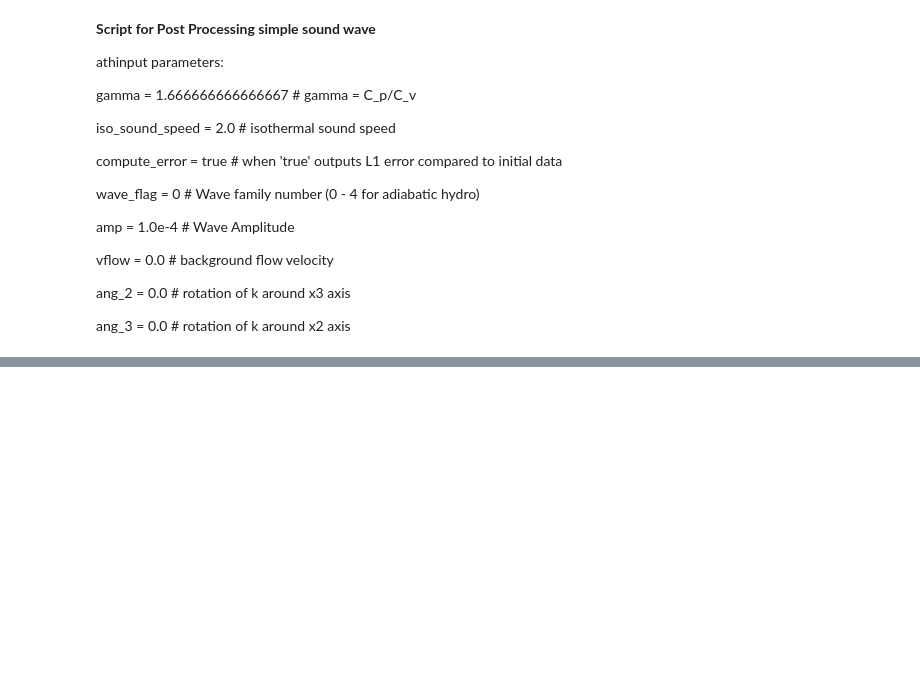
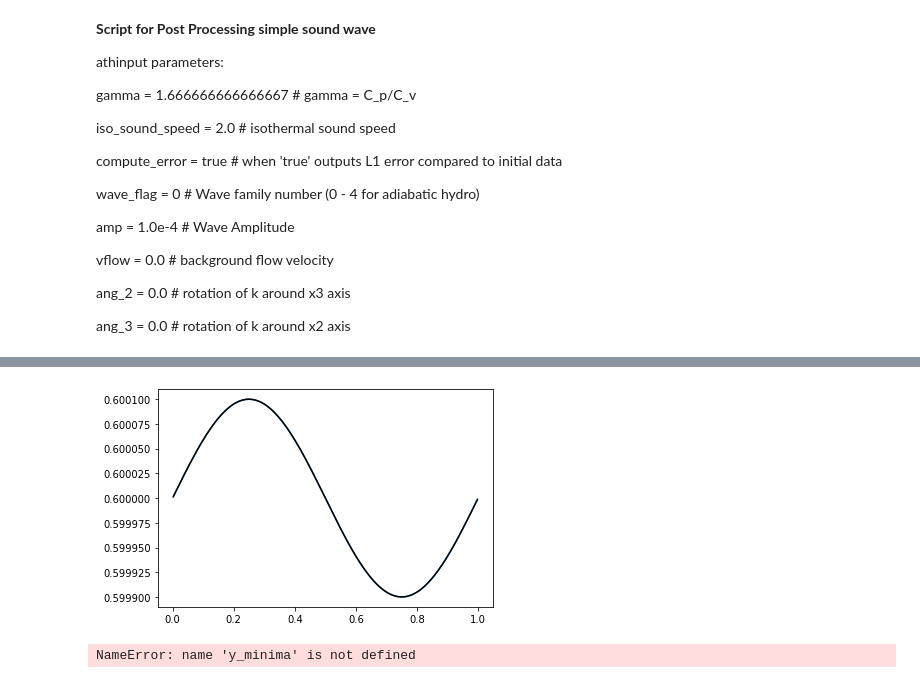
Before and after one commit to asmohov/ppd, a Jupyter notebook: 1_d_shock_tests/sound_wave_analytical_comparison.ipynb, the cells around one changed output, grey strips where cells are left out. Drawn from its saved outputs; the diff is of its cells as text; code cells hidden in the pictures; blank space fills up the shorter version.

Commit message:
sound wave analytic vs computed

```diff
--- a/1_d_shock_tests/sound_wave_analytical_comparison.ipynb
+++ b/1_d_shock_tests/sound_wave_analytical_comparison.ipynb
@@ -47,30 +25,0 @@ plt.show()
-# %%
-#Analytically determine expected v outputs, for (x,t=0)
-#pgen gives k_par = 2pi/lambda where lambda is x1 = 1
-import numpy as np
-from matplotlib import pyplot as plt
-
-
-cs = 2
-k =np.pi*2
-
-#expect amp from input file is DENSITY perturbation
-p0 = 1
-amp = .0001
-v_pert = amp*cs/p0
-
-#can determine lowercase omega frequency by dispersion relation
-w = np.sqrt(k*k+cs*cs)
-#set time = 0 for first vtk file
-t=0
-
-def func_vel(x):
-    return v_pert*np.sin(-k*x+w*t)
-plt.plot(x_avg,vel)
-
-y_vel = []
-for x in x_avg:
-    y_vel.append(func_vel(x))
-
-plt.plot(x_avg,y_vel)
-plt.show()
@@ -130,0 +191,16 @@ plt.legend()
+# %%
+press_plot('./default_long/LinWave.block0.out2.00000.vtk','time_step 0' )
+plt.plot(x_avg,y_press,label = 'analytical_solution',color = 'black')
+plt.show()
+
+counter = [0,25]
+for num in counter:
+    n = str(num)
+    while len(n)<5:
+        n = '0'+n
+    if num%1 ==0:
+        y_minima.append(press_plot('./default_long/LinWave.block0.out2.'+str(n)+'.vtk','time_step '+n))
+        x_minima.append(num)
+# %% [output]
+[figure, added]
+NameError: name 'y_minima' is not defined
```
Also changed, not shown: parts of 5 cells of this notebook, 15 other files.
